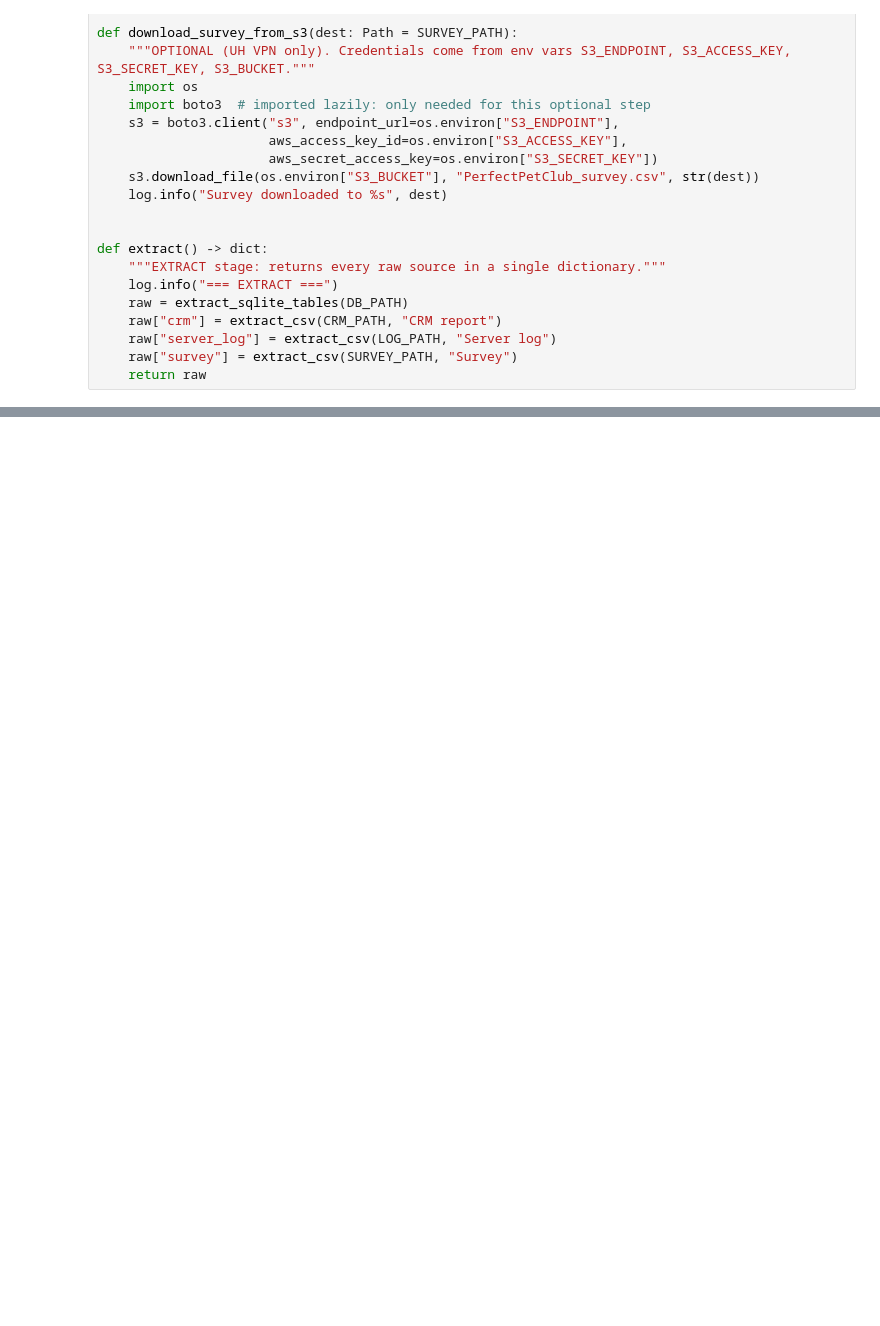
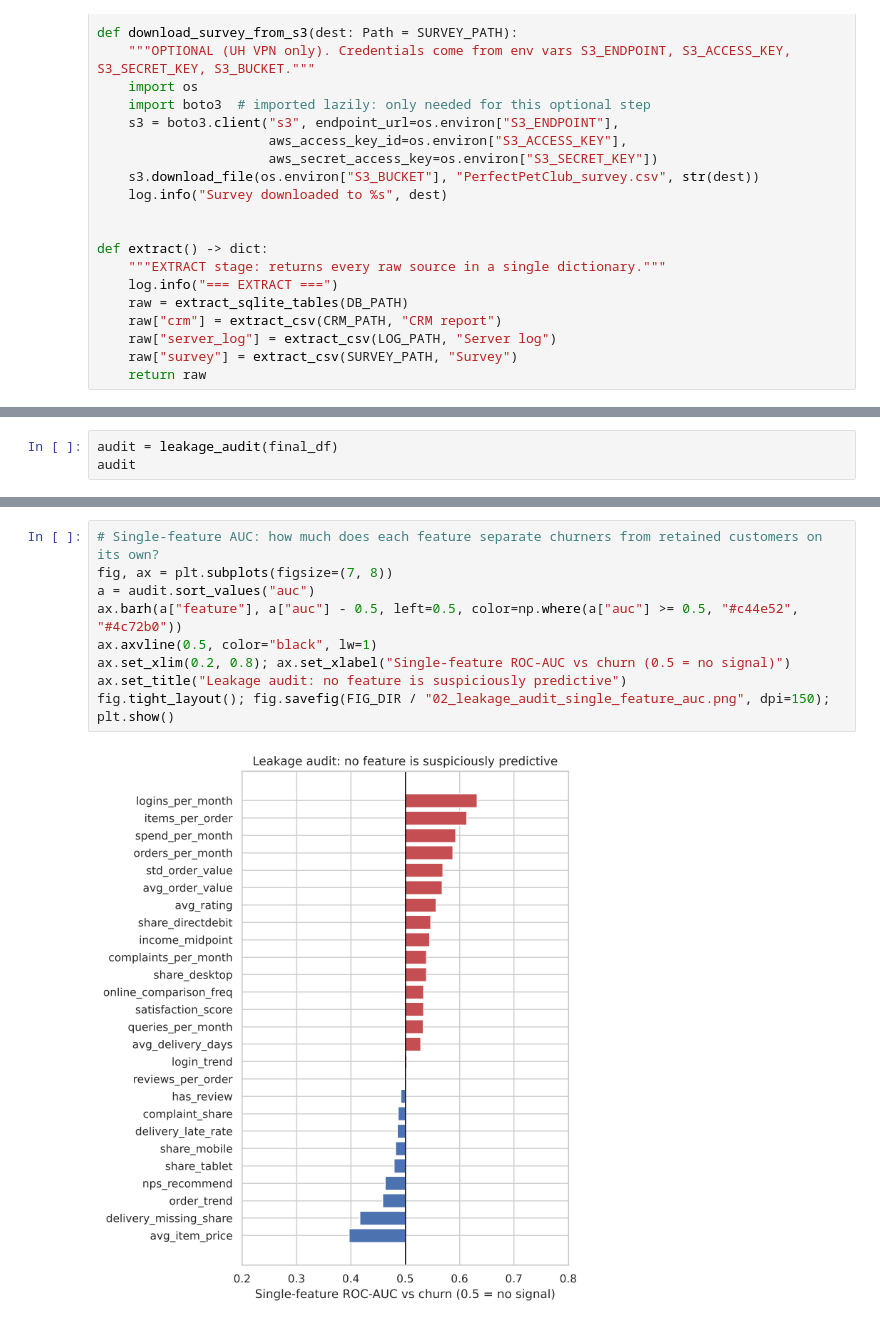
Before and after one commit to parthHerts/P4G5_HERTS, a Jupyter notebook: notebooks/etl_pipeline.ipynb, the cells around one changed output, grey strips where cells are left out. Cells and saved outputs as stored; diff of their text form; blank space fills up the shorter version.

```diff
--- a/notebooks/etl_pipeline.ipynb
+++ b/notebooks/etl_pipeline.ipynb
@@ -148,0 +701,3 @@ def extract() -> dict:
+# %%
+audit = leakage_audit(final_df)
+audit
@@ -148,0 +722,11 @@ def extract() -> dict:
+# %%
+# Single-feature AUC: how much does each feature separate churners from retained customers on its own?
+fig, ax = plt.subplots(figsize=(7, 8))
+a = audit.sort_values("auc")
+ax.barh(a["feature"], a["auc"] - 0.5, left=0.5, color=np.where(a["auc"] >= 0.5, "#c44e52", "#4c72b0"))
+ax.axvline(0.5, color="black", lw=1)
+ax.set_xlim(0.2, 0.8); ax.set_xlabel("Single-feature ROC-AUC vs churn (0.5 = no signal)")
+ax.set_title("Leakage audit: no feature is suspiciously predictive")
+fig.tight_layout(); fig.savefig(FIG_DIR / "02_leakage_audit_single_feature_auc.png", dpi=150); plt.show()
+# %% [output]
+[figure, added]
```
Also changed, not shown: parts of 28 cells of this notebook.
